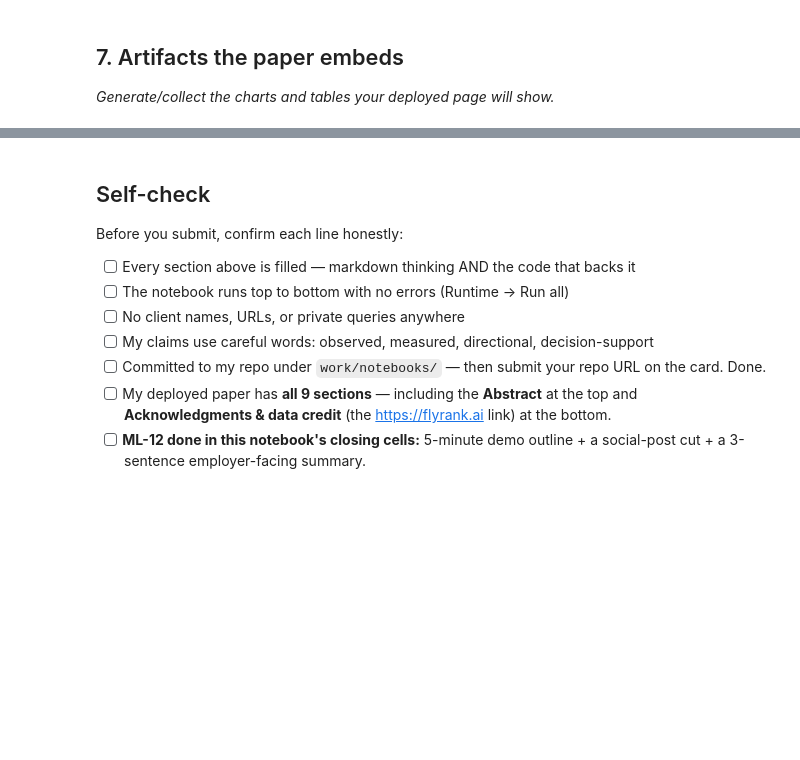
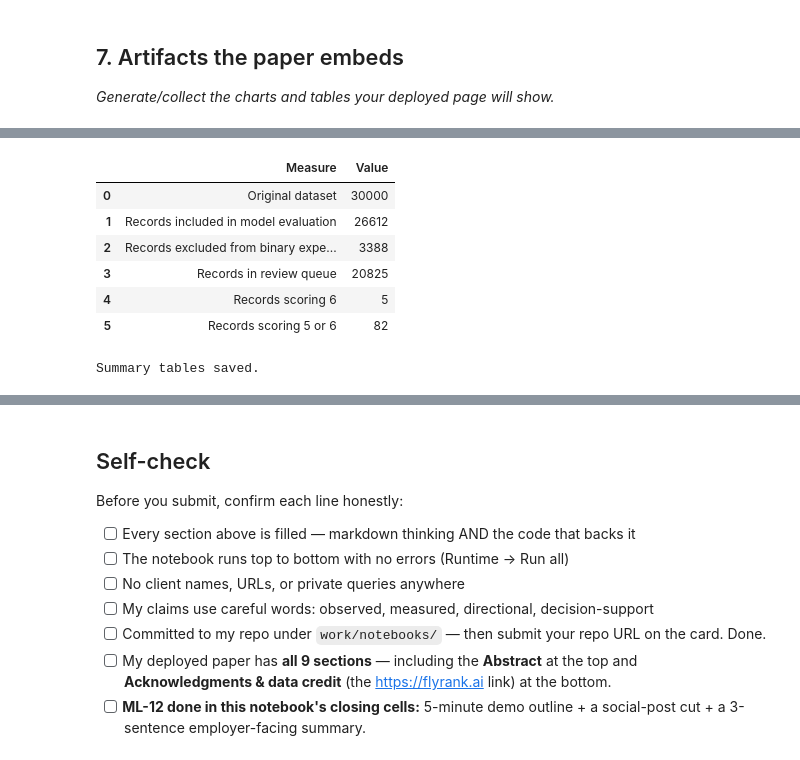
Before and after one commit to ssarimm/Machine-Learning-Internship---Flyrank, a Jupyter notebook: work/notebooks/capstone.ipynb, the cells around one changed output, grey strips where cells are left out. Saved outputs shown, nothing was run; the diff lists cells and outputs as text; code cells hidden in the pictures; blank space fills up the shorter version.

```diff
--- a/work/notebooks/capstone.ipynb
+++ b/work/notebooks/capstone.ipynb
@@ -36,0 +544,30 @@ This skeleton is yours to fill. Work the sections **in order** — each one has
+# %%
+
+summary_table = pd.DataFrame([
+    ["Original dataset", len(df)],
+    ["Records included in model evaluation", len(model_df)],
+    ["Records excluded from binary experiment", len(df) - len(model_df)],
+    ["Records in review queue", len(review_queue)],
+    ["Records scoring 6", int((playbook["priority_score"] == 6).sum())],
+    ["Records scoring 5 or 6", int((playbook["priority_score"] >= 5).sum())],
+], columns=["Measure", "Value"])
+
+display(summary_table)
+
+# Public-safe aggregate outputs
+summary_table.to_csv("table_capstone_summary.csv", index=False)
+comparison.to_csv("table_model_comparison.csv", index=False)
+action_counts.rename("number_of_records").to_csv(
+    "table_recommended_actions.csv"
+)
+
+print("Summary tables saved.")
+# %% [output]
+|  | Measure | Value |
+| 0 | Original dataset | 30000 |
+| 1 | Records included in model evaluation | 26612 |
+| 2 | Records excluded from binary expe... | 3388 |
+| 3 | Records in review queue | 20825 |
+| 4 | Records scoring 6 | 5 |
+| 5 | Records scoring 5 or 6 | 82 |
+Summary tables saved.
```
Also changed, not shown: parts of 14 cells of this notebook.
